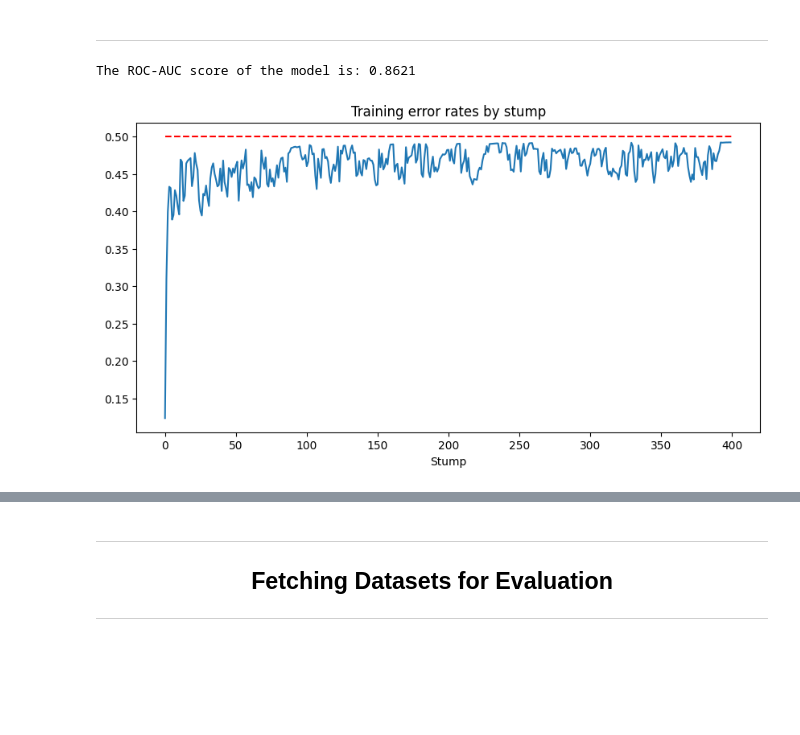
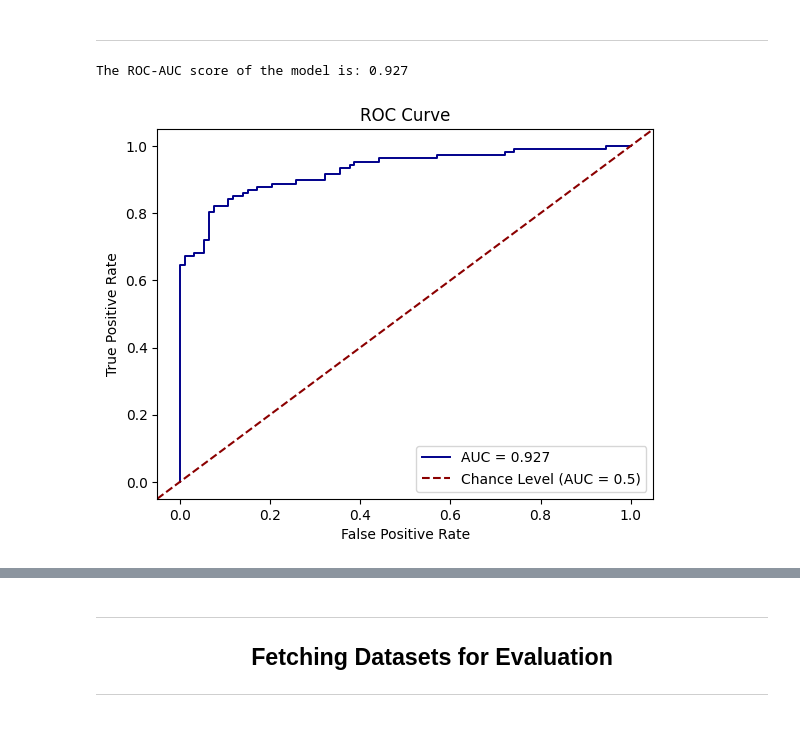
Before and after one commit to EstevesX10/ML1-AdaBoost-Analysis-Optimization, a Jupyter notebook: AdaBoost/AdaBoost.ipynb, the cells around one changed output, grey strips where cells are left out. Drawn from its saved outputs; the diff is of its cells as text; code cells hidden in the pictures; blank space fills up the shorter version.

Commit message:
Fixed a problem with the ROC Curve plot

```diff
--- a/AdaBoost/AdaBoost.ipynb
+++ b/AdaBoost/AdaBoost.ipynb
@@ -129,27 +132,21 @@ from DataVisualization import (Display_Confusion_Matrix)
 # %%
 # Generate classification dataset
 X, y = make_classification(n_samples= 1000, n_features = 20, random_state = 42)
 y = y * 2 - 1       # Original AdaBoost uses {1, -1} as class labels
 
 # Train/test split
 X_train, X_test, y_train, y_Test = train_test_split(X, y, test_size = 0.2, random_state = 42)
+
+# Fit model
+ab = AdaBoost()
+ab.fit(X_train, y_train, M=400)
+
+# Predict on test set
+y_pred = ab.predict_proba(X_test)[::,1]
+print('The ROC-AUC score of the model is:', round(roc_auc_score(y_Test, y_pred), 4))
+
+# Plot the ROC Curve
+Plot_ROC_Curve(ab, X_test, y_Test)
+# %% [output]
+The ROC-AUC score of the model is: 0.927
+[figure, added]
-# %%
-# Fit model
-ab = AdaBoost()
-ab.fit(X_train, y_train, M = 400)
-
-# Predict on test set
-y_pred = ab.predict(X_test)
-print('The ROC-AUC score of the model is:', round(roc_auc_score(y_Test, y_pred), 4))
-# %% [output]
-The ROC-AUC score of the model is: 0.8621
-# %%
-# Error rates during training
-plt.figure(figsize=(10,5))
-plt.plot(ab.training_errors)
-plt.hlines(0.5, 0, 400, colors = 'red', linestyles='dashed')
-plt.title('Training error rates by stump')
-plt.xlabel('Stump')
-plt.show()
-# %% [output]
-[figure, removed]
```
Also changed, not shown: parts of 3 cells of this notebook.
